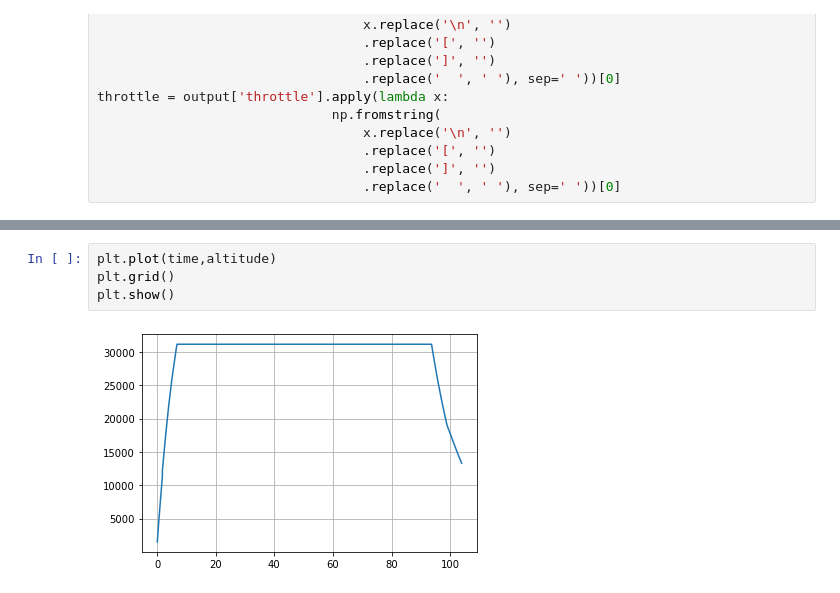
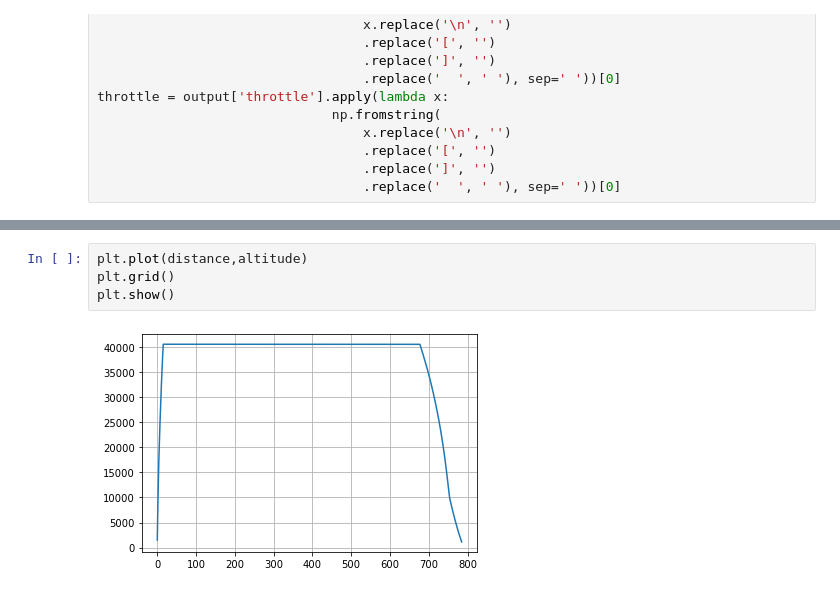
Before and after one commit to AlejandroRios/MDOAirB_base, a Jupyter notebook: framework/analysis-single-result.ipynb, the cells around one changed output, grey strips where cells are left out. Cells and saved outputs as stored; diff of their text form.

```diff
--- a/framework/analysis-single-result.ipynb
+++ b/framework/analysis-single-result.ipynb
@@ -100,9 +100,9 @@ plt.show()
 # %%
-plt.plot(time,altitude)
+plt.plot(distance,altitude)
 plt.grid()
 plt.show()
 # %% [output]
-[figure, old version]
+[figure, new version]
 # %%
 print(distance[-1]*0.000539957)
 print(time[-1])
```
Also changed, not shown: parts of 11 cells of this notebook, 6 other files.
